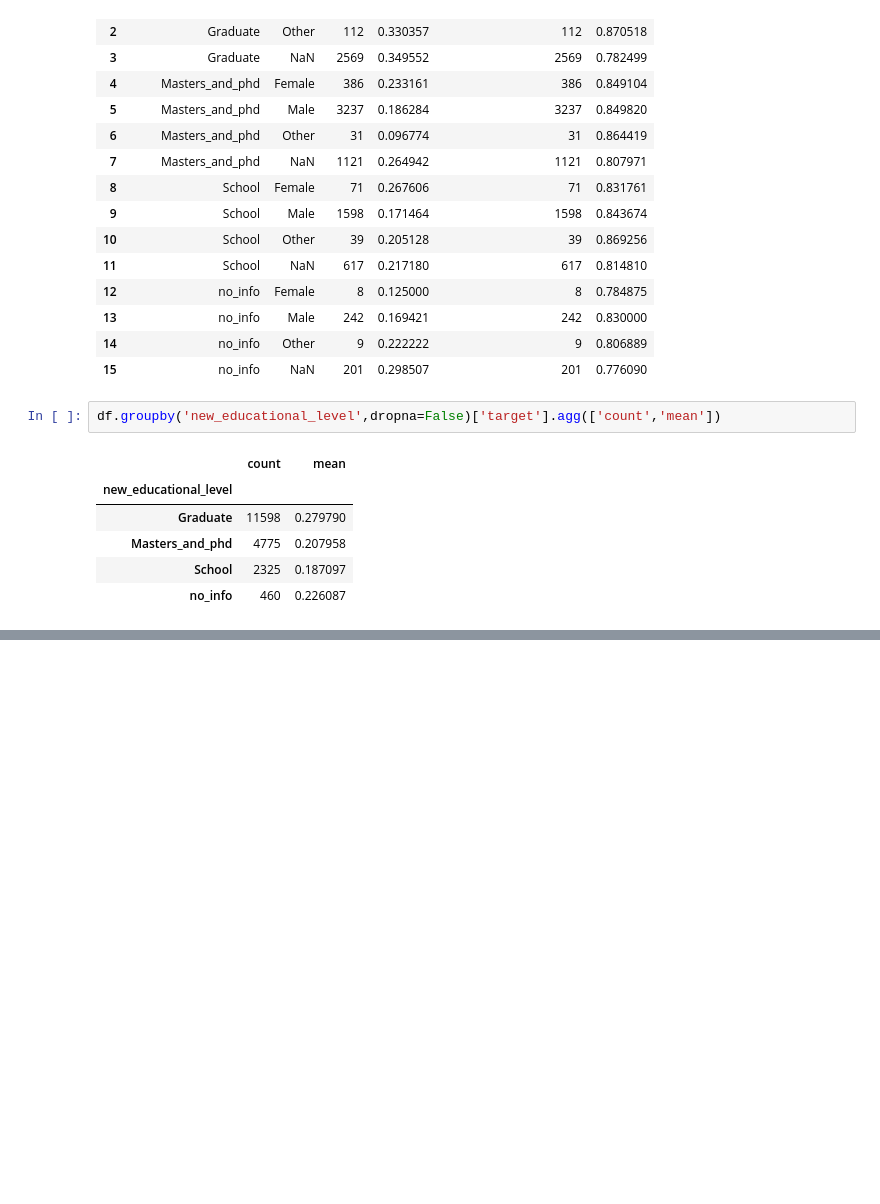
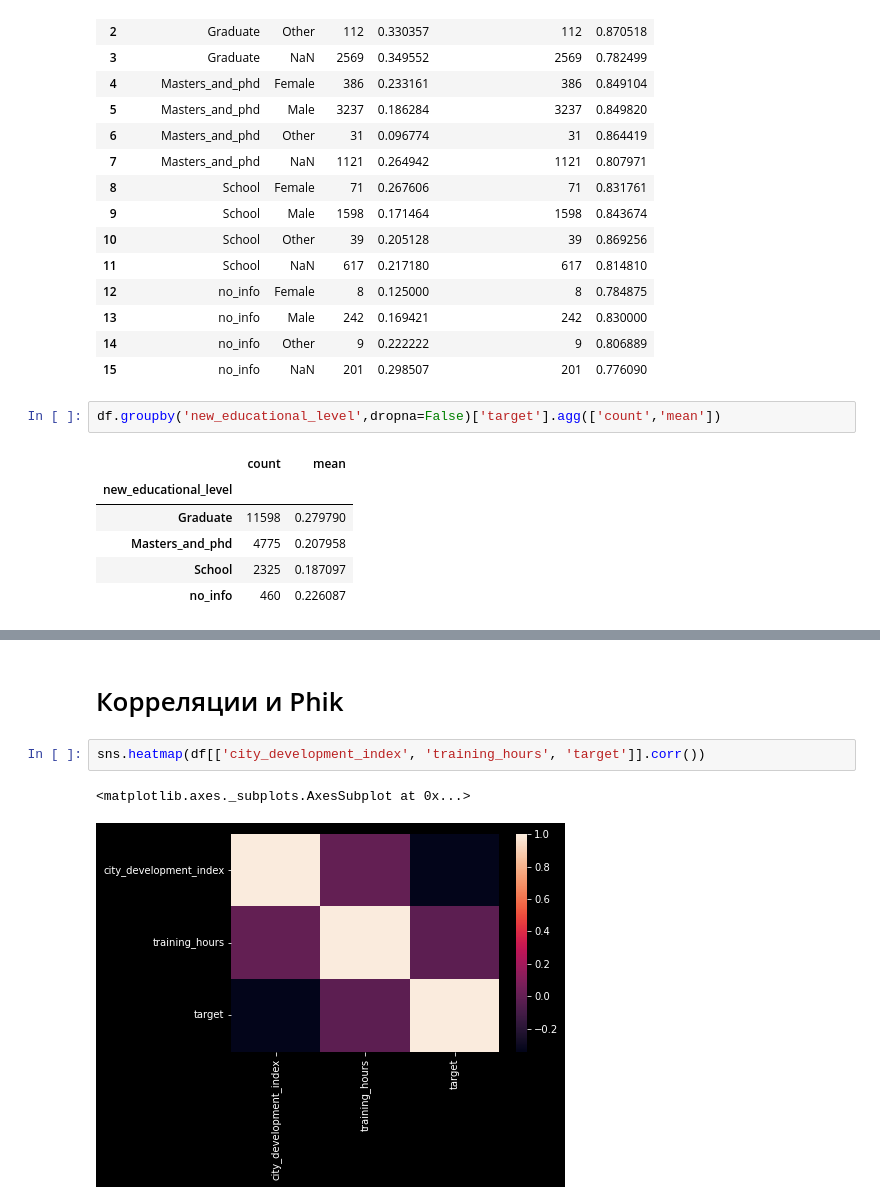
Before and after one commit to probabylity/learning, a Jupyter notebook: pandas_crash.ipynb, the cells around one changed output, grey strips where cells are left out. Drawn from its saved outputs; the diff is of its cells as text; blank space fills up the shorter version.

```diff
--- a/pandas_crash.ipynb
+++ b/pandas_crash.ipynb
@@ -438,0 +467,7 @@ df.groupby('new_educational_level',dropna=False)['target'].agg(['count','mean'])
+# %% [markdown]
+# Корреляции и Phik
+# %%
+sns.heatmap(df[['city_development_index', 'training_hours', 'target']].corr())
+# %% [output]
+<matplotlib.axes._subplots.AxesSubplot at 0x...>
+[figure, added]
```
Also changed, not shown: parts of 43 cells of this notebook.
